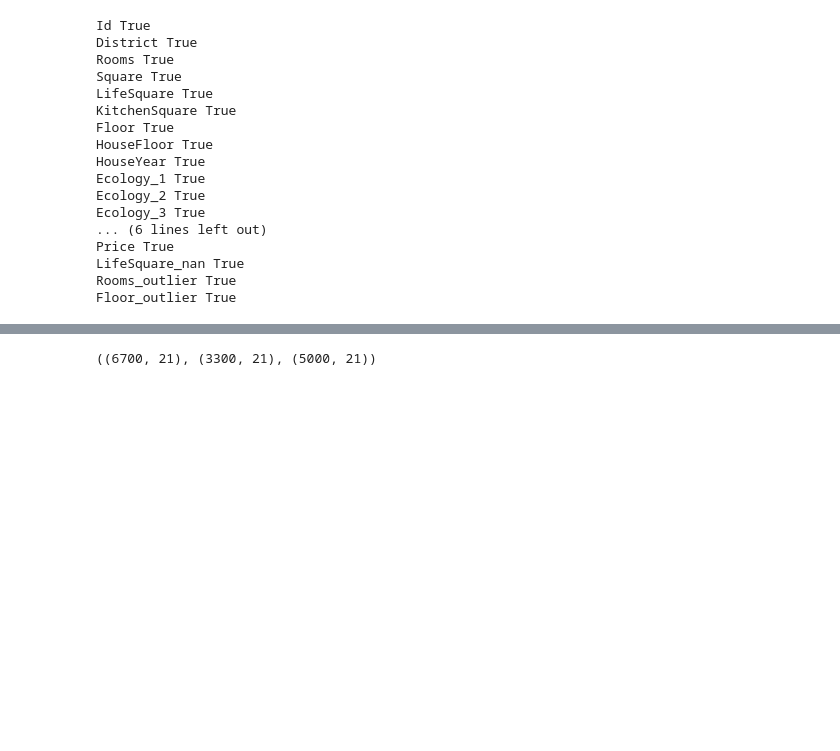
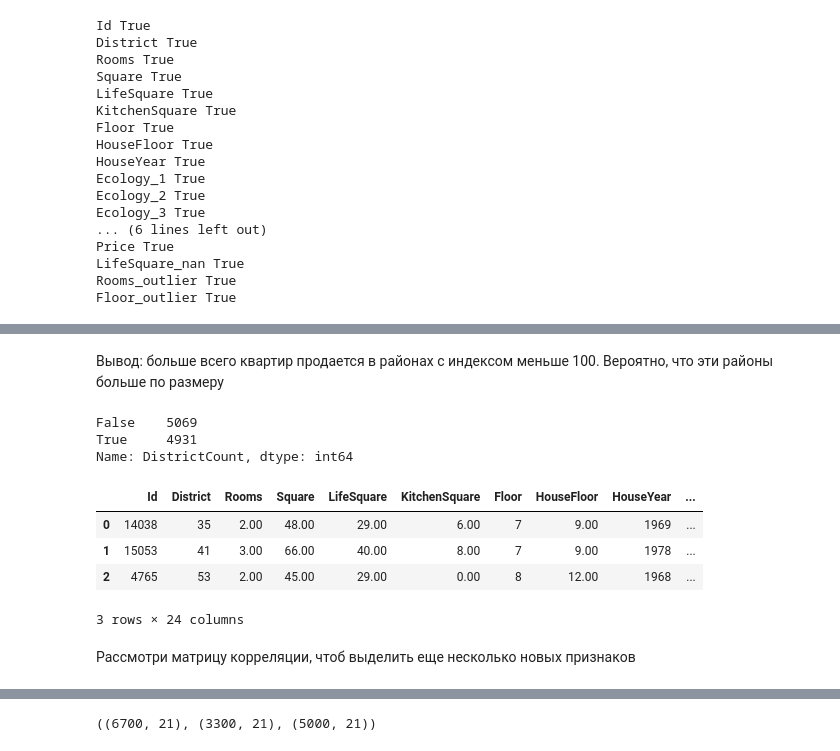
Before and after one commit to pamaxpower/PyLib, a Jupyter notebook: Course_project/cp.ipynb, the cells around one changed output, grey strips where cells are left out. Drawn from its saved outputs; the diff is of its cells as text; code cells hidden in the pictures; blank space fills up the shorter version.

```diff
--- a/Course_project/cp.ipynb
+++ b/Course_project/cp.ipynb
@@ -1006,0 +1044,21 @@ from sklearn.metrics import r2_score as r2
+# %% [markdown]
+Вывод: больше всего квартир продается в районах с индексом меньше 100. Вероятно, что эти районы больше по размеру
+# %%
+(train_data['DistrictCount'] < 100).value_counts()
+# %% [output]
+False    5069
+True     4931
+Name: DistrictCount, dtype: int64
+# %%
+# добавим признак isDistrictLarge, где укажем большой район или нет
+train_data['isDistrictLarge'] = 1
+train_data.loc[train_data['DistrictCount'] < 100, 'isDistrictLarge'] = 0
+train_data.head(3)
+# %% [output]
+|  | Id | District | Rooms | Square | LifeSquare | KitchenSquare | Floor | HouseFloor | HouseYear | ... |
+| 0 | 14038 | 35 | 2.00 | 48.00 | 29.00 | 6.00 | 7 | 9.00 | 1969 | ... |
+| 1 | 15053 | 41 | 3.00 | 66.00 | 40.00 | 8.00 | 7 | 9.00 | 1978 | ... |
+| 2 | 4765 | 53 | 2.00 | 45.00 | 29.00 | 0.00 | 8 | 12.00 | 1968 | ... |
+3 rows × 24 columns
+# %% [markdown]
+Рассмотри матрицу корреляции, чтоб выделить еще несколько новых признаков
```
Also changed, not shown: parts of 29 cells of this notebook, 1 other file.
